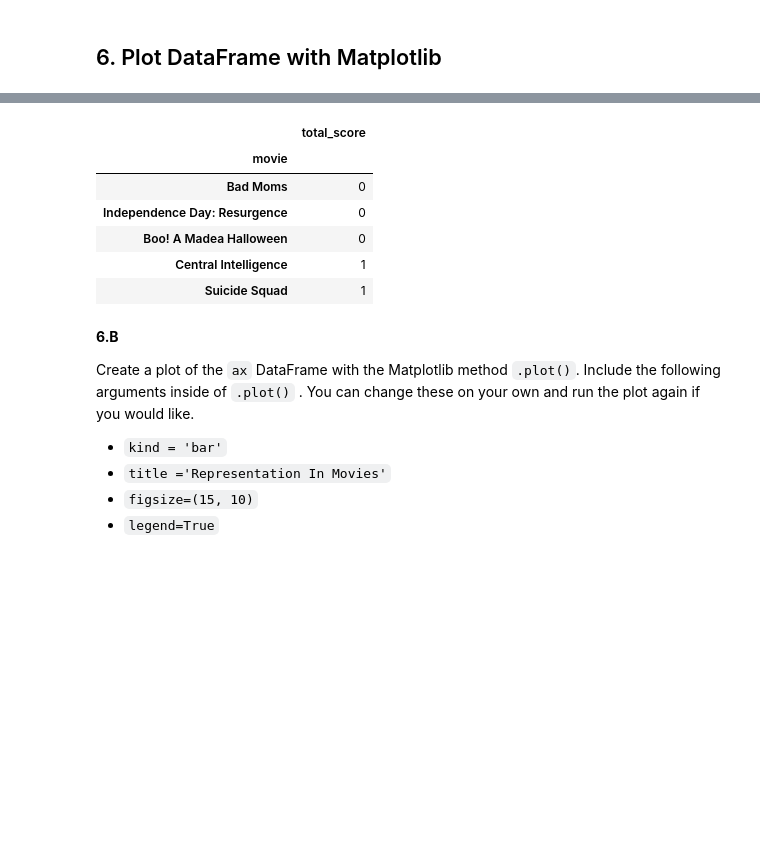
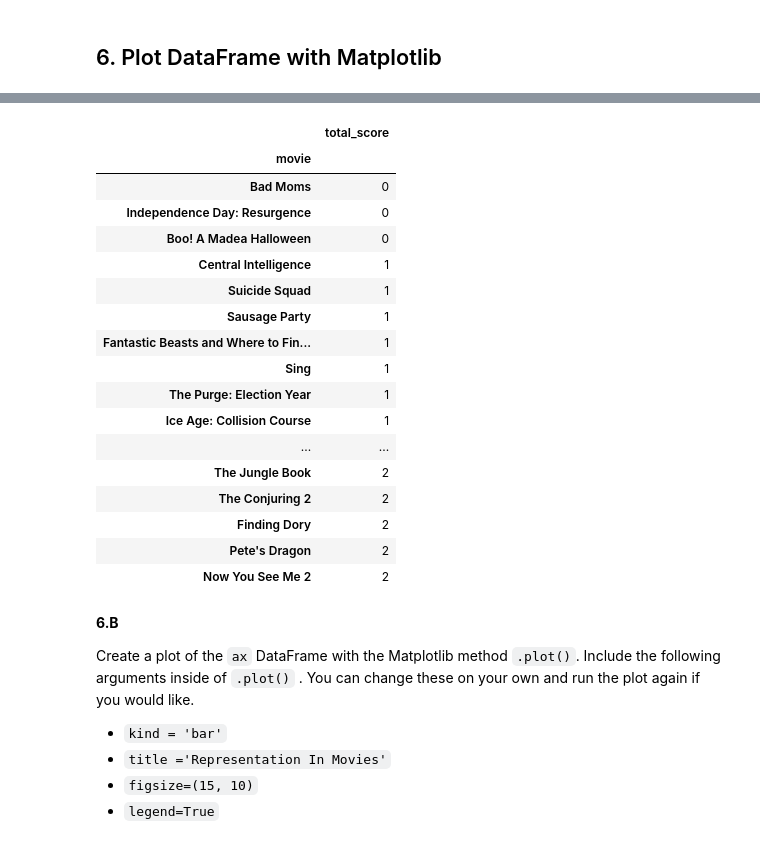
Before and after one commit to danieldanielides/Bechdel_Test_Project, a Jupyter notebook: Bechdel_Project.ipynb, the cells around one changed output, grey strips where cells are left out. Saved outputs shown, nothing was run; the diff lists cells and outputs as text; code cells hidden in the pictures; blank space fills up the shorter version.

```diff
--- a/Bechdel_Project.ipynb
+++ b/Bechdel_Project.ipynb
@@ -41,7 +41,7 @@ import freetype as ft
 # %% [markdown]
 Use Pandas `pd.read_csv()` to load the dataset **bechdelExpanded.csv** into a DataFrame and save the results to a variable. You can name the variable anything you like. `df` is often used as the variable name for a DataFrame.
 # %%
-df = pd.read_csv(r"C:\Users\Daniel\Desktop\Data_Science\Codecademy\Visualize Data with Python\Bechdel_Project\bechdelExpanded.csv")
+df = pd.read_csv(r"C:\Users\Daniel\Desktop\Data_Science\Codecademy\Visualize Data with Python\Bechdel_Project\Bachdel_Project_Git\bechdelExpanded.csv")
 # %% [markdown]
 ## 2. Learn About Your Data
 # %% [markdown]
@@ -144,15 +159,26 @@ Next,  use Pandas to create a new DataFrame using only the data you want to use
 Using `[[]]` notation, select the columns `movie` and `total_score` from the DataFrame `df_partial`, then using `.set_index()`, set the `index` to the columns `movie`, and save it all to a variable named `ax`.
 # %%
 ax = df_partial[['movie', 'total_score']].set_index('movie')
-ax.head(5)
+ax.head(30)
 # %% [output]
 |  | total_score |
 | movie |  |
 | Bad Moms | 0 |
 | Independence Day: Resurgence | 0 |
 | Boo! A Madea Halloween | 0 |
 | Central Intelligence | 1 |
 | Suicide Squad | 1 |
+| Sausage Party | 1 |
+| Fantastic Beasts and Where to Fin... | 1 |
+| Sing | 1 |
+| The Purge: Election Year | 1 |
+| Ice Age: Collision Course | 1 |
+| ... | ... |
+| The Jungle Book | 2 |
+| The Conjuring 2 | 2 |
+| Finding Dory | 2 |
+| Pete's Dragon | 2 |
+| Now You See Me 2 | 2 |
 # %% [markdown]
 **6.B**
 
```
Also changed, not shown: parts of 8 cells of this notebook.
